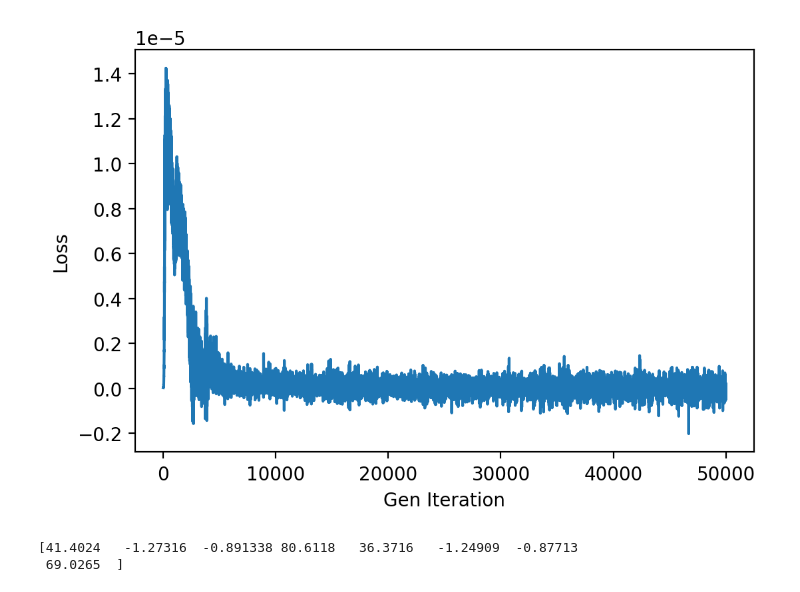
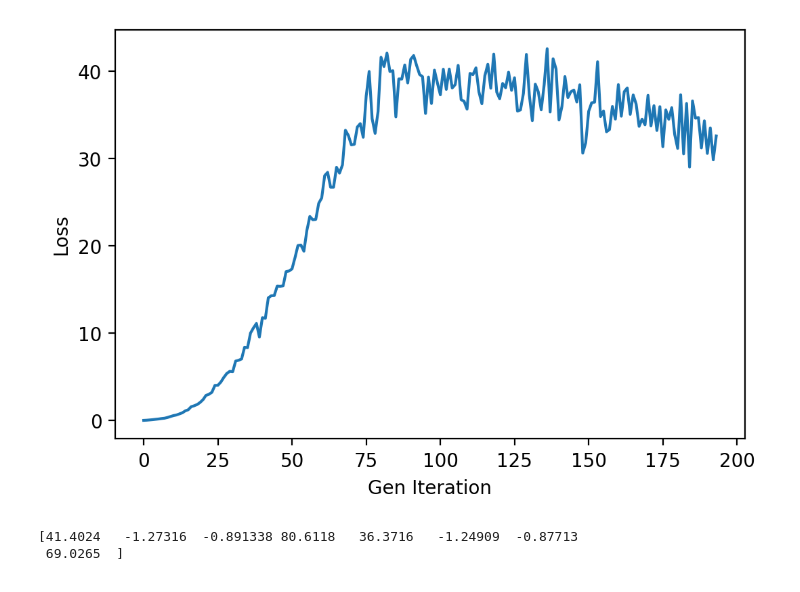
Before and after one commit to jblue1/falcon, a Jupyter notebook: notebooks/evaluateCWGAN.ipynb, the cells around one changed output. Drawn from its saved outputs; the diff is of its cells as text; code cells hidden in the pictures.

```diff
--- a/notebooks/evaluateCWGAN.ipynb
+++ b/notebooks/evaluateCWGAN.ipynb
@@ -13,13 +13,12 @@ print(os.environ['CUDA_VISIBLE_DEVICES'])
 sys.path.append('../src/cWGAN/')
 import model
 # %%
-save_dir = '../models/cWGAN/Run_2020-11-30_17/'
+save_dir = '../models/cWGAN/Run_2020-12-01_35/'
 assert(os.path.isdir(save_dir))
 # %%
-losses = np.loadtxt(save_dir + 'losses.txt', skiprows=1)
-print(losses)
-#print(losses)
-'''
+#losses = np.loadtxt(save_dir + 'losses.txt', skiprows=1)
+
+
 losses = []
 with open(save_dir+'losses.txt', 'r') as f:
     for _ in range(2000):
@@ -28,5 +27,5 @@ with open(save_dir+'losses.txt', 'r') as f:
         end = int(line.find(','))
         if start > 0:
             losses.append(float(line[start+1:end]))
-'''
+
 #print(losses)
@@ -42,22 +32,22 @@ with open(save_dir+'losses.txt', 'r') as f:
 # %%
 fig = plt.figure(dpi=200)
 ax = fig.add_subplot(111)
 
-ax.plot(losses[:, 1])
+ax.plot(losses)
 #ax.plot(losses[:, 1], label='Training Gen Loss')
 #ax.plot(losses[:, 2], label='Training Disc Loss')
 #ax.plot(losses[:, 1]/losses[0, 1], label='Training Gen Loss')
 #ax.plot(losses[:, 2]/losses[0, 2], label='Training Disc Loss')
 #ax.plot(losses[:, 3]/losses[0, 1], label='Val Gen Loss')
 #ax.plot(losses[:, 4]/losses[0, 2], label='Val Disc Loss')
 #ax.set_ylim(0.0075, 0.012)
 ax.set_ylabel("Loss")
 ax.set_xlabel("Gen Iteration")
 #plt.yscale('log')
 #ax.legend()
 plt.show()
 # %% [output]
-[figure, old version]
+[figure, new version]
 # %%
 data = np.loadtxt("../data/processed/matchedJets.txt", skiprows=2)
 # %%
```
Also changed, not shown: parts of 7 cells of this notebook.
